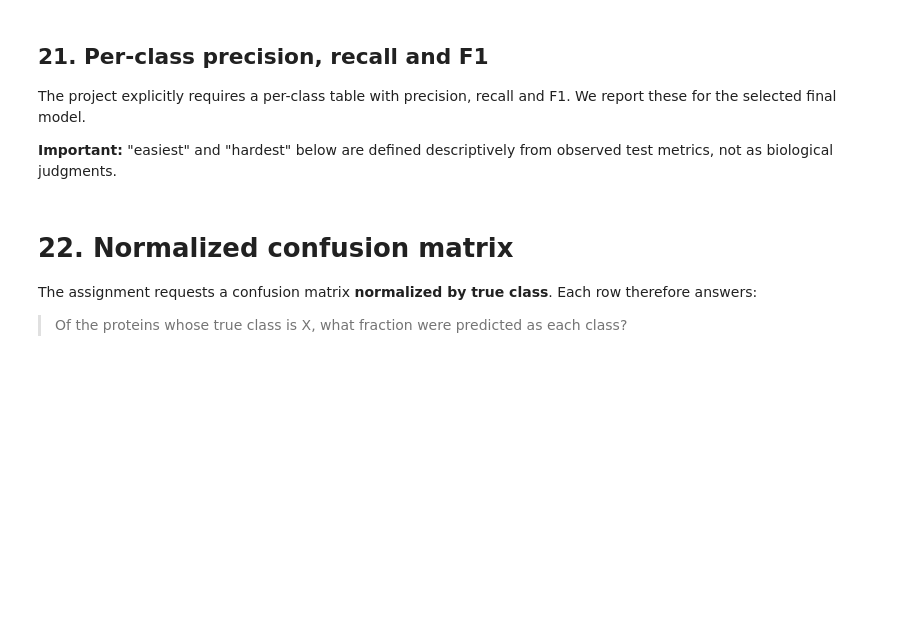
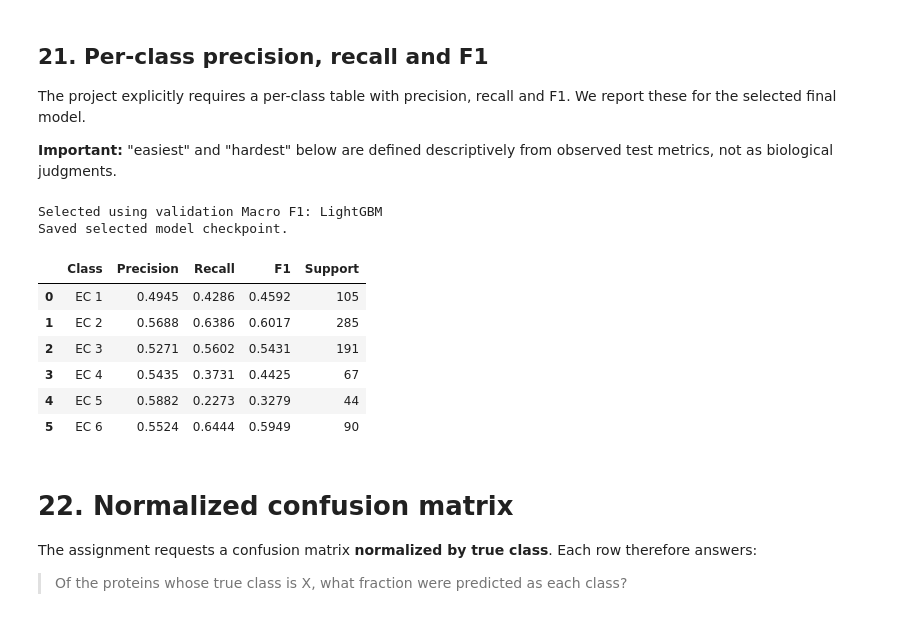
Before and after one commit to soltsega/classification-icog, a Jupyter notebook: Enzyme_Function_Classification_Ensemble_Colab.ipynb, the cells around one changed output. Cells and saved outputs as stored; diff of their text form; code cells hidden in the pictures; blank space fills up the shorter version.

Commit message:
doc: project report

```diff
--- a/Enzyme_Function_Classification_Ensemble_Colab.ipynb
+++ b/Enzyme_Function_Classification_Ensemble_Colab.ipynb
@@ -1117,51 +1243,84 @@ The project explicitly requires a per-class table with precision, recall and F1.
 
 **Important:** "easiest" and "hardest" below are defined descriptively from observed test metrics, not as biological judgments.
 # %%
-# Select final model by validation Macro F1, not by test performance.
-ensemble_val_lookup = ensemble_validation_df.set_index("model")["macro_f1"]
-base_val_lookup = validation_df[
+# Collect models currently fitted in the kernel.
+final_models = dict(models_by_representation[SELECTED_REPRESENTATION])
+if "ensemble_models" in globals():
+    final_models.update(ensemble_models)
+
+# Start with individual model validation scores.
+candidate_validation = validation_df.loc[
     validation_df["representation"] == SELECTED_REPRESENTATION
 ].set_index("model")["macro_f1"]
 
-candidate_validation = pd.concat([base_val_lookup, ensemble_val_lookup])
+# Include ensemble scores only if the ensemble evaluation cell completed.
+if "ensemble_validation_df" in globals() and not ensemble_validation_df.empty:
+    ensemble_scores = ensemble_validation_df.set_index("model")["macro_f1"]
+    candidate_validation = pd.concat([candidate_validation, ensemble_scores])
+
+# Keep only models that are available in this kernel.
+candidate_validation = candidate_validation[
+    candidate_validation.index.isin(final_models)
+]
+if candidate_validation.empty:
+    raise RuntimeError(
+        "No validation scores are available. Run the model comparison cells first."
+    )
+
 FINAL_MODEL_NAME = candidate_validation.idxmax()
 FINAL_MODEL = final_models[FINAL_MODEL_NAME]
+
+final_pred = FINAL_MODEL.predict(X_test_final)
+final_proba = predict_scores(FINAL_MODEL, X_test_final)
 
 joblib.dump({
     "model": FINAL_MODEL,
     "model_name": FINAL_MODEL_NAME,
     "representation": SELECTED_REPRESENTATION,
     "class_order": CLASS_ORDER.tolist(),
     "amino_acids": AMINO_ACIDS,
-    "dipeptide_vectorizer": di_vec if SELECTED_REPRESENTATION == "Dipeptide" else None,
-    "tripeptide_vectorizer": tri_vec if SELECTED_REPRESENTATION == "Tripeptide-Selected" else None,
-    "tripeptide_selector": tri_selector if SELECTED_REPRESENTATION == "Tripeptide-Selected" else None,
+    "dipeptide_vectorizer": (
+        di_vec if SELECTED_REPRESENTATION == "Dipeptide" else None
+    ),
+    "tripeptide_vectorizer": (
+        tri_vec if SELECTED_REPRESENTATION == "Tripeptide-Selected" else None
+    ),
+    "tripeptide_selector": (
+        tri_selector if SELECTED_REPRESENTATION == "Tripeptide-Selected" else None
+    ),
 }, OUTPUT_DIR / "selected_model_checkpoint.joblib", compress=1)
-print("Saved selected-model checkpoint before report plots.")
 
-print("Final model selected from validation:", FINAL_MODEL_NAME)
-
-final_pred = test_predictions[FINAL_MODEL_NAME]
-final_proba = test_probabilities[FINAL_MODEL_NAME]
+print("Selected using validation Macro F1:", FINAL_MODEL_NAME)
+print("Saved selected model checkpoint.")
 
 report = classification_report(
     y_test,
     final_pred,
     labels=CLASS_ORDER,
     target_names=[f"EC {c}" for c in CLASS_ORDER],
     output_dict=True,
     zero_division=0
 )
 
 per_class = pd.DataFrame({
     "Class": [f"EC {c}" for c in CLASS_ORDER],
     "Precision": [report[f"EC {c}"]["precision"] for c in CLASS_ORDER],
     "Recall": [report[f"EC {c}"]["recall"] for c in CLASS_ORDER],
     "F1": [report[f"EC {c}"]["f1-score"] for c in CLASS_ORDER],
     "Support": [int(report[f"EC {c}"]["support"]) for c in CLASS_ORDER],
 })
 
 display(per_class.round(4))
+# %% [output]
+Selected using validation Macro F1: LightGBM
+Saved selected model checkpoint.
+|  | Class | Precision | Recall | F1 | Support |
+| 0 | EC 1 | 0.4945 | 0.4286 | 0.4592 | 105 |
+| 1 | EC 2 | 0.5688 | 0.6386 | 0.6017 | 285 |
+| 2 | EC 3 | 0.5271 | 0.5602 | 0.5431 | 191 |
+| 3 | EC 4 | 0.5435 | 0.3731 | 0.4425 | 67 |
+| 4 | EC 5 | 0.5882 | 0.2273 | 0.3279 | 44 |
+| 5 | EC 6 | 0.5524 | 0.6444 | 0.5949 | 90 |
 # %% [markdown]
 # 22. Normalized confusion matrix
 
```
Also changed, not shown: parts of 36 cells of this notebook, 1 other file.
